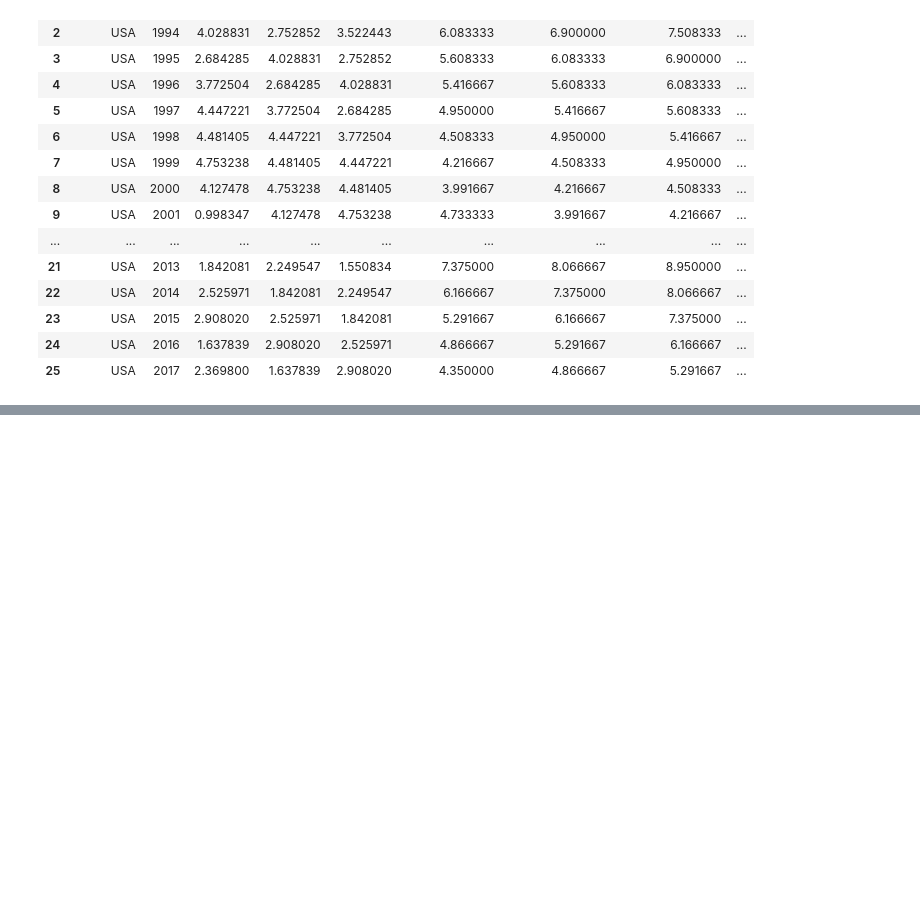
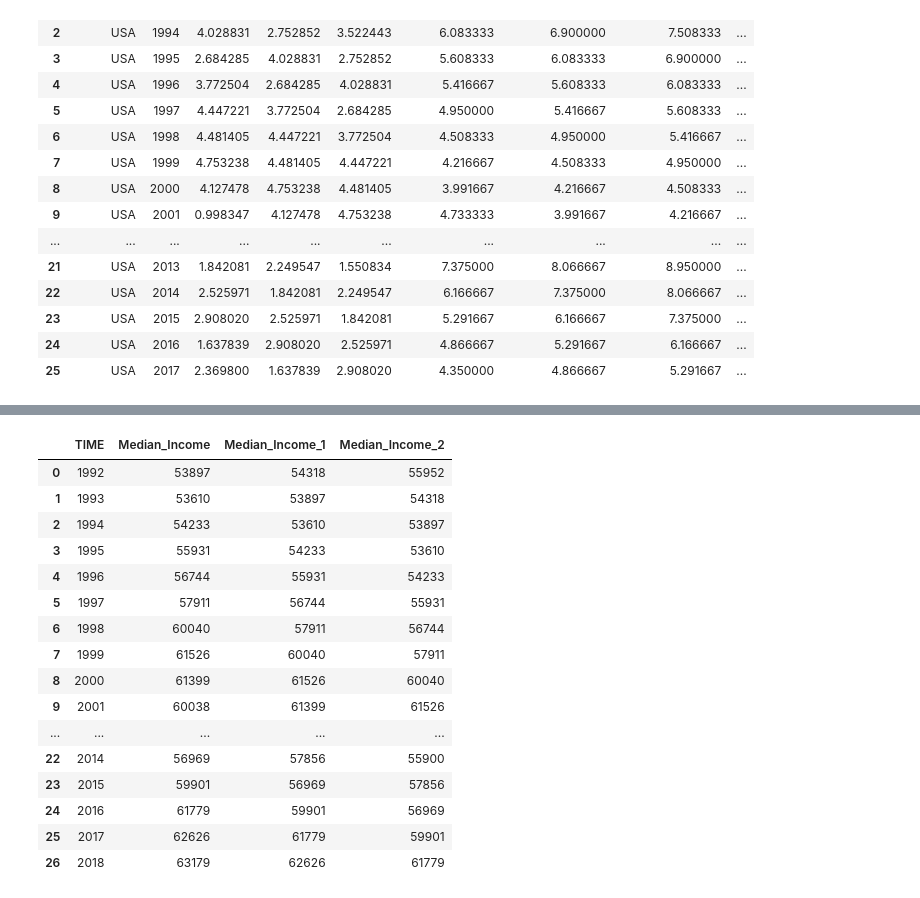
Before and after one commit to jsialcalde/Final_Project, a Jupyter notebook: oecd_multi_year_merge.ipynb, the cells around one changed output, grey strips where cells are left out. Cells and saved outputs as stored; diff of their text form; code cells hidden in the pictures; blank space fills up the shorter version.

Commit message:
Add Median Income

```diff
--- a/oecd_multi_year_merge.ipynb
+++ b/oecd_multi_year_merge.ipynb
@@ -71,3 +71,6 @@ oecd_full_df
 | 23 | USA | 2015 | 2.908020 | 2.525971 | 1.842081 | 5.291667 | 6.166667 | 7.375000 | ... |
 | 24 | USA | 2016 | 1.637839 | 2.908020 | 2.525971 | 4.866667 | 5.291667 | 6.166667 | ... |
 | 25 | USA | 2017 | 2.369800 | 1.637839 | 2.908020 | 4.350000 | 4.866667 | 5.291667 | ... |
+# %%
+median_df = pd.read_csv("USA_Median_Income.csv")
+median_df
@@ -73,0 +84,39 @@ oecd_full_df
+# %%
+median_1_list = [0, 0]
+median_2_list = [0, 0]
+
+for index, row in median_df.iterrows():
+        if index >= 2:
+            median_1 = median_df.loc[index - 1, "Median_Income"]
+            median_2 = median_df.loc[index - 2, "Median_Income"]
+            median_1_list.append(median_1)
+            median_2_list.append(median_2)
+# %%
+median_full_df = median_df.copy()
+
+median_idx = median_full_df.columns.get_loc("Median_Income")
+median_full_df.insert(median_idx + 1, "Median_Income_1", median_1_list)
+median_full_df.insert(median_idx + 2, "Median_Income_2", median_2_list)
+
+median_full_df = median_full_df[median_full_df["TIME"] >= 1992]
+median_full_df = median_full_df.reset_index(drop=True)
+
+median_full_df
+# %% [output]
+|  | TIME | Median_Income | Median_Income_1 | Median_Income_2 |
+| 0 | 1992 | 53897 | 54318 | 55952 |
+| 1 | 1993 | 53610 | 53897 | 54318 |
+| 2 | 1994 | 54233 | 53610 | 53897 |
+| 3 | 1995 | 55931 | 54233 | 53610 |
+| 4 | 1996 | 56744 | 55931 | 54233 |
+| 5 | 1997 | 57911 | 56744 | 55931 |
+| 6 | 1998 | 60040 | 57911 | 56744 |
+| 7 | 1999 | 61526 | 60040 | 57911 |
+| 8 | 2000 | 61399 | 61526 | 60040 |
+| 9 | 2001 | 60038 | 61399 | 61526 |
+| ... | ... | ... | ... | ... |
+| 22 | 2014 | 56969 | 57856 | 55900 |
+| 23 | 2015 | 59901 | 56969 | 57856 |
+| 24 | 2016 | 61779 | 59901 | 56969 |
+| 25 | 2017 | 62626 | 61779 | 59901 |
+| 26 | 2018 | 63179 | 62626 | 61779 |
```
Also changed, not shown: parts of 3 cells of this notebook, 3 other files.
